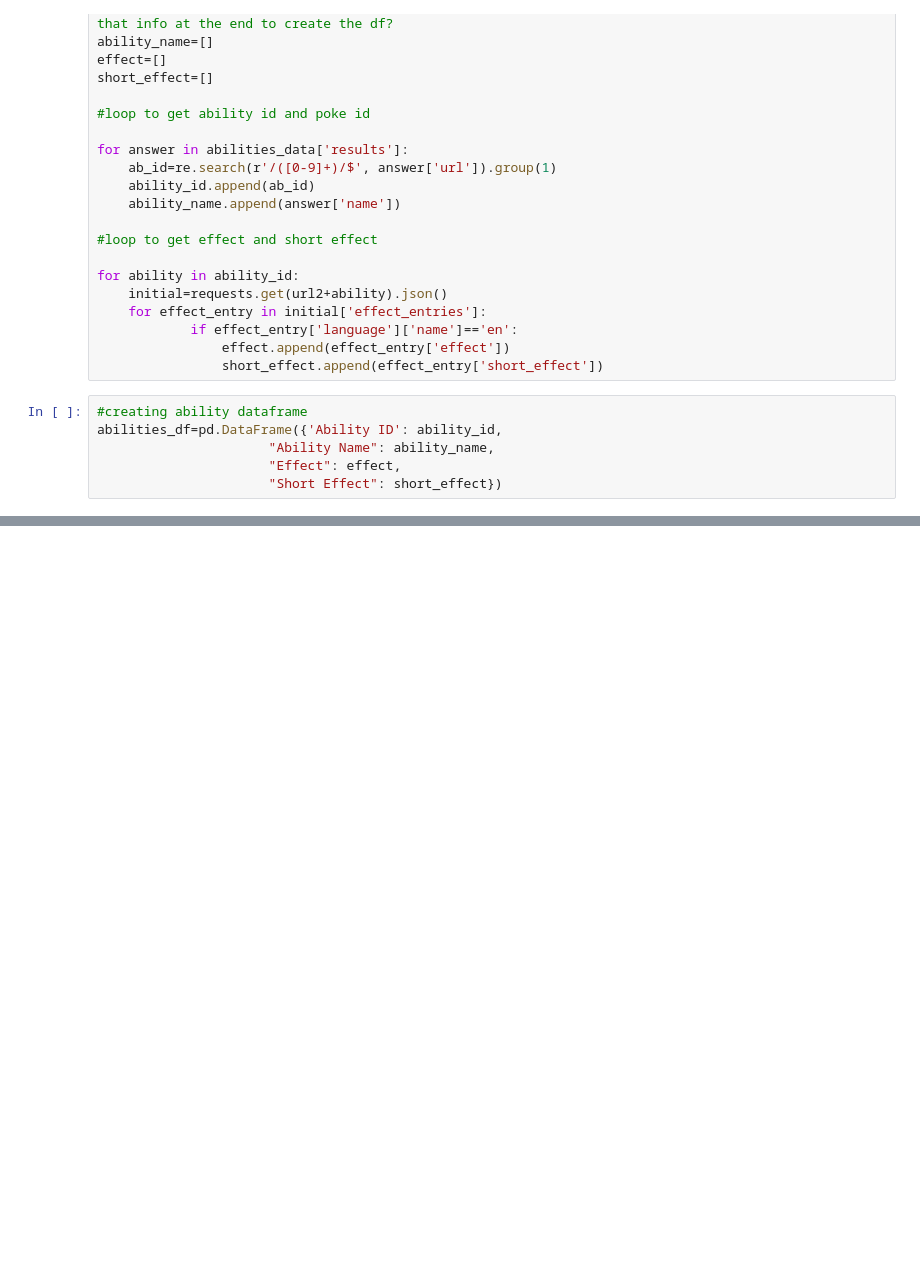
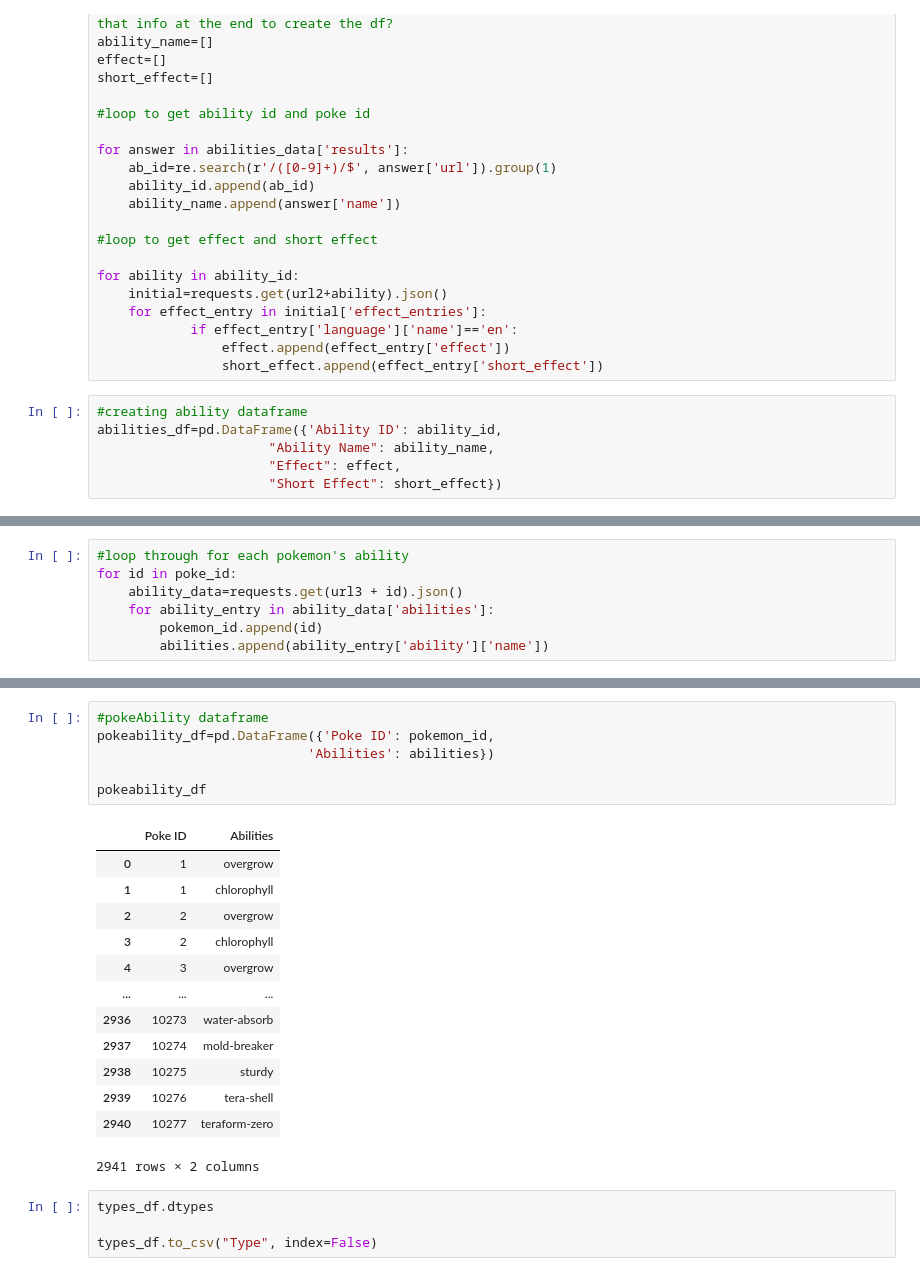
Before and after one commit to RamirezMaribel/Project_3_Group_1, a Jupyter notebook: maribel/test.ipynb, the cells around one changed output, grey strips where cells are left out. Cells and saved outputs as stored; diff of their text form; blank space fills up the shorter version.

```diff
--- a/maribel/test.ipynb
+++ b/maribel/test.ipynb
@@ -213,0 +224,7 @@ abilities_df
+# %%
+#loop through for each pokemon's ability
+for id in poke_id:
+    ability_data=requests.get(url3 + id).json()
+    for ability_entry in ability_data['abilities']:
+        pokemon_id.append(id)
+        abilities.append(ability_entry['ability']['name'])
@@ -213,0 +251,24 @@ abilities_df
+# %%
+#pokeAbility dataframe
+pokeability_df=pd.DataFrame({'Poke ID': pokemon_id,
+                           'Abilities': abilities})
+
+pokeability_df
+# %% [output]
+|  | Poke ID | Abilities |
+| 0 | 1 | overgrow |
+| 1 | 1 | chlorophyll |
+| 2 | 2 | overgrow |
+| 3 | 2 | chlorophyll |
+| 4 | 3 | overgrow |
+| ... | ... | ... |
+| 2936 | 10273 | water-absorb |
+| 2937 | 10274 | mold-breaker |
+| 2938 | 10275 | sturdy |
+| 2939 | 10276 | tera-shell |
+| 2940 | 10277 | teraform-zero |
+2941 rows × 2 columns
+# %%
+types_df.dtypes
+
+types_df.to_csv("Type", index=False)
```
Also changed, not shown: parts of 6 cells of this notebook, 3 other files.
